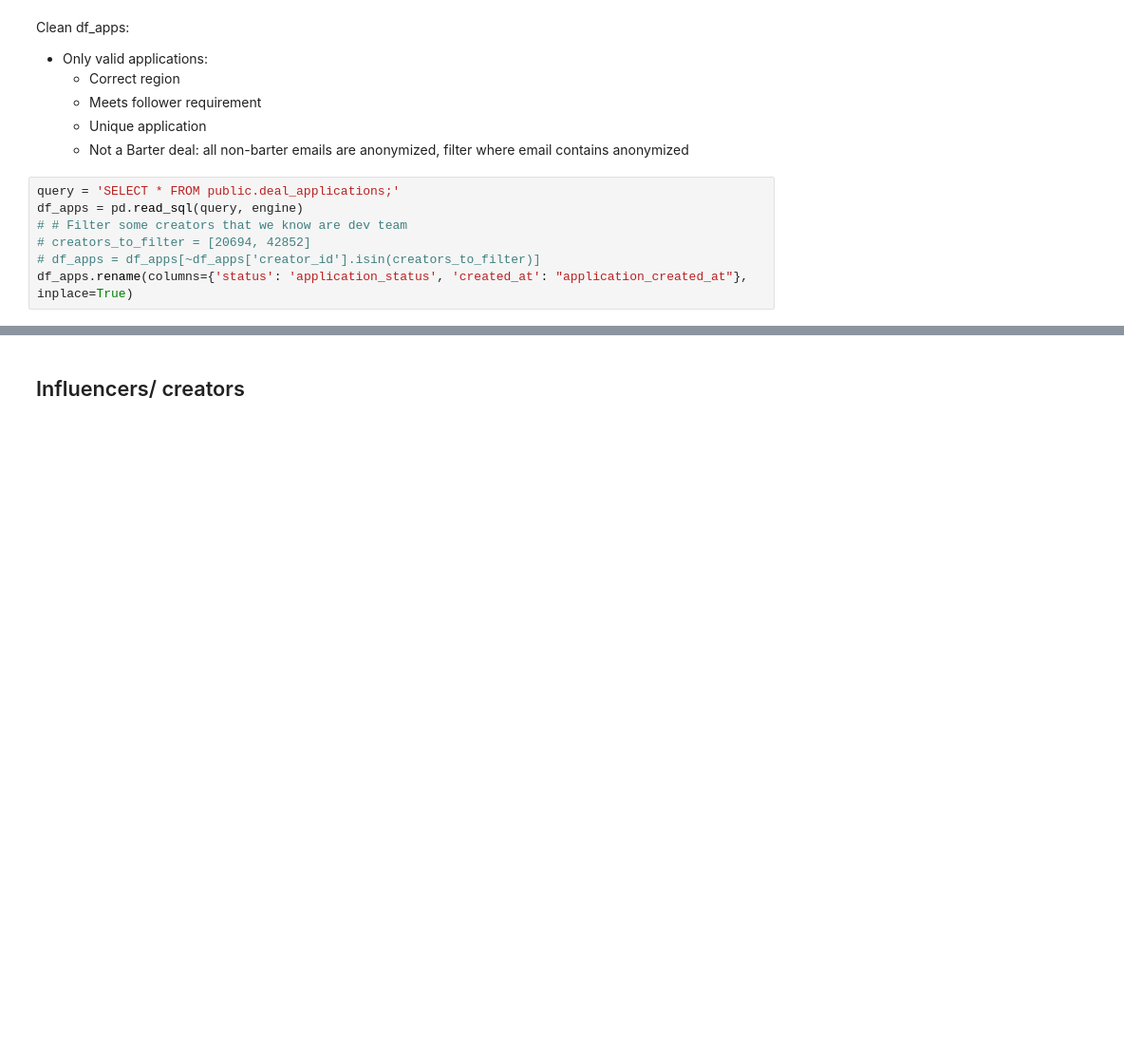
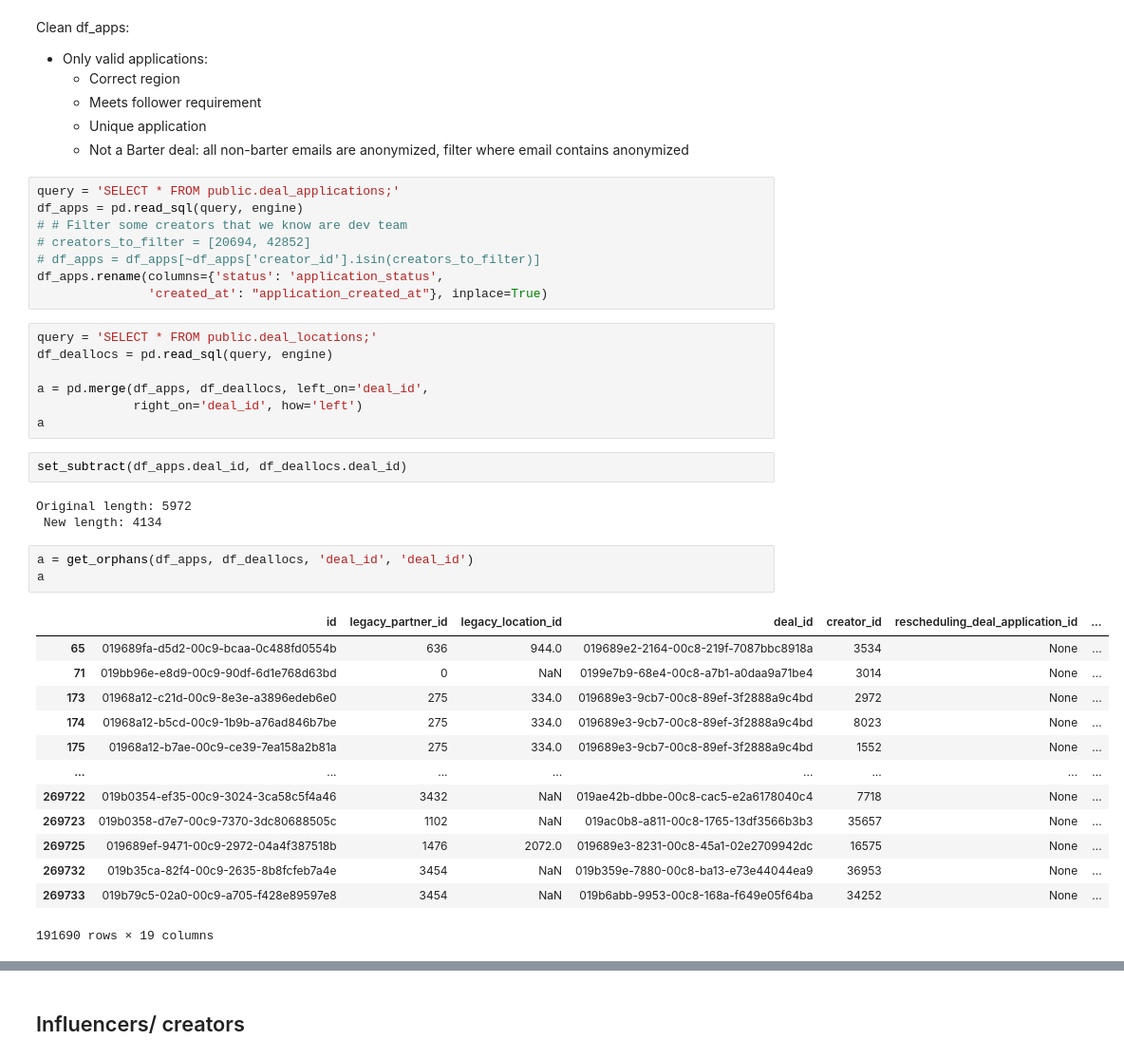
Before and after one commit to wouterbarter/AI_thesis_public, a Jupyter notebook: notebooks/barter_locations_analysis.ipynb, the cells around one changed output, grey strips where cells are left out. Shown at 95% size. Drawn from its saved outputs; the diff is of its cells as text; blank space fills up the shorter version.

```diff
--- a/notebooks/barter_creators_analysis.ipynb
+++ b/notebooks/barter_locations_analysis.ipynb
@@ -63,4 +63,34 @@ df_apps = pd.read_sql(query, engine)
 # # Filter some creators that we know are dev team
 # creators_to_filter = [20694, 42852]
 # df_apps = df_apps[~df_apps['creator_id'].isin(creators_to_filter)]
-df_apps.rename(columns={'status': 'application_status', 'created_at': "application_created_at"}, inplace=True)
+df_apps.rename(columns={'status': 'application_status',
+               'created_at': "application_created_at"}, inplace=True)
+# %%
+query = 'SELECT * FROM public.deal_locations;'
+df_deallocs = pd.read_sql(query, engine)
+
+a = pd.merge(df_apps, df_deallocs, left_on='deal_id',
+             right_on='deal_id', how='left')
+a
+# %%
+set_subtract(df_apps.deal_id, df_deallocs.deal_id)
+# %% [output]
+Original length: 5972
+ New length: 4134
+# %%
+a = get_orphans(df_apps, df_deallocs, 'deal_id', 'deal_id')
+a
+# %% [output]
+|  | id | legacy_partner_id | legacy_location_id | deal_id | creator_id | rescheduling_deal_application_id | ... |
+| 65 | 019689fa-d5d2-00c9-bcaa-0c488fd0554b | 636 | 944.0 | 019689e2-2164-00c8-219f-7087bbc8918a | 3534 | None | ... |
+| 71 | 019bb96e-e8d9-00c9-90df-6d1e768d63bd | 0 | NaN | 0199e7b9-68e4-00c8-a7b1-a0daa9a71be4 | 3014 | None | ... |
+| 173 | 01968a12-c21d-00c9-8e3e-a3896edeb6e0 | 275 | 334.0 | 019689e3-9cb7-00c8-89ef-3f2888a9c4bd | 2972 | None | ... |
+| 174 | 01968a12-b5cd-00c9-1b9b-a76ad846b7be | 275 | 334.0 | 019689e3-9cb7-00c8-89ef-3f2888a9c4bd | 8023 | None | ... |
+| 175 | 01968a12-b7ae-00c9-ce39-7ea158a2b81a | 275 | 334.0 | 019689e3-9cb7-00c8-89ef-3f2888a9c4bd | 1552 | None | ... |
+| ... | ... | ... | ... | ... | ... | ... | ... |
+| 269722 | 019b0354-ef35-00c9-3024-3ca58c5f4a46 | 3432 | NaN | 019ae42b-dbbe-00c8-cac5-e2a6178040c4 | 7718 | None | ... |
+| 269723 | 019b0358-d7e7-00c9-7370-3dc80688505c | 1102 | NaN | 019ac0b8-a811-00c8-1765-13df3566b3b3 | 35657 | None | ... |
+| 269725 | 019689ef-9471-00c9-2972-04a4f387518b | 1476 | 2072.0 | 019689e3-8231-00c8-45a1-02e2709942dc | 16575 | None | ... |
+| 269732 | 019b35ca-82f4-00c9-2635-8b8fcfeb7a4e | 3454 | NaN | 019b359e-7880-00c8-ba13-e73e44044ea9 | 36953 | None | ... |
+| 269733 | 019b79c5-02a0-00c9-a705-f428e89597e8 | 3454 | NaN | 019b6abb-9953-00c8-168a-f649e05f64ba | 34252 | None | ... |
+191690 rows × 19 columns
```
Also changed, not shown: parts of 33 cells of this notebook, 1 other file.
